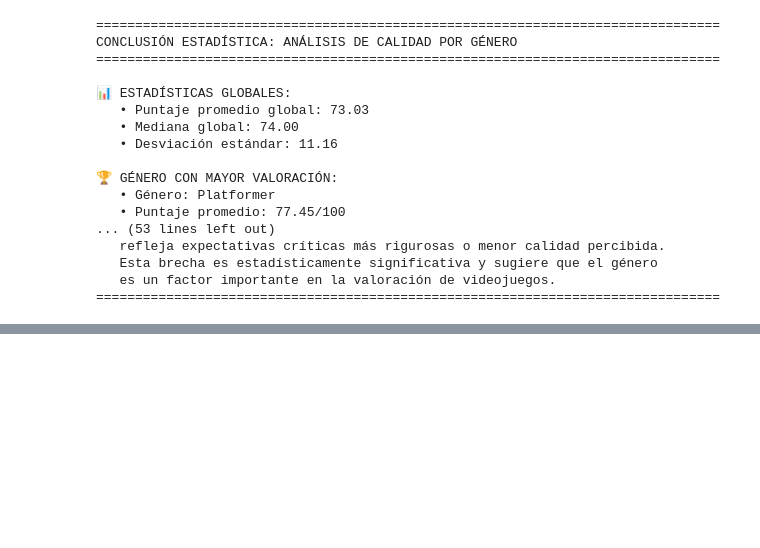
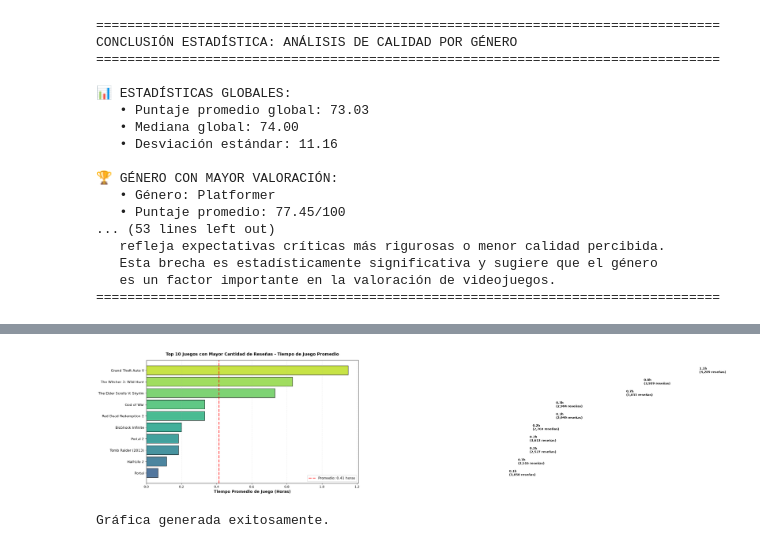
Before and after one commit to ericrodriguezdev/introduccion-progrmacion-cientifica-, a Jupyter notebook: notebook/descriptive_analysis.ipynb, the cells around one changed output, grey strips where cells are left out. Saved outputs shown, nothing was run; the diff lists cells and outputs as text; code cells hidden in the pictures; blank space fills up the shorter version.

```diff
--- a/notebook/descriptive_analysis.ipynb
+++ b/notebook/descriptive_analysis.ipynb
@@ -283,0 +332,41 @@ CONCLUSIÓN ESTADÍSTICA: ANÁLISIS DE CALIDAD POR GÉNERO
+# %%
+# Gráfica de barras horizontales: Top 10 juegos por playtime
+fig, ax = plt.subplots(figsize=(12, 7))
+
+# Ordenar para mejor visualización
+top_10_sorted = top_10_games.sort_values('playtime_horas', ascending=True)
+
+# Crear colores degradados basados en el playtime
+colors_gradient = plt.cm.viridis(np.linspace(0.3, 0.9, len(top_10_sorted)))
+
+# Crear barras horizontales
+barras = ax.barh(range(len(top_10_sorted)), top_10_sorted['playtime_horas'].values,
+                 color=colors_gradient, edgecolor='black', linewidth=1.2, alpha=0.85)
+
+# Configurar ejes y etiquetas
+ax.set_yticks(range(len(top_10_sorted)))
+ax.set_yticklabels(top_10_sorted['name'].values, fontsize=11)
+ax.set_xlabel('Tiempo Promedio de Juego (Horas)', fontsize=12, fontweight='bold')
+ax.set_title('Top 10 Juegos con Mayor Cantidad de Reseñas - Tiempo de Juego Promedio',
+             fontsize=13, fontweight='bold', pad=15)
+ax.grid(axis='x', alpha=0.3, linestyle='--')
+
+# Agregar valores en las barras
+for i, (barra, valor, ratings) in enumerate(zip(barras, top_10_sorted['playtime_horas'].values,
+                                                  top_10_sorted['ratings_count'].values)):
+    ax.text(valor + 2, i, f'{valor:.1f}h\n({int(ratings):,} reseñas)',
+            va='center', fontsize=9, fontweight='bold')
+
+# Línea de referencia del promedio
+promedio_playtime = top_10_sorted['playtime_horas'].mean()
+ax.axvline(x=promedio_playtime, color='red', linestyle='--', linewidth=2.5,
+           label=f'Promedio: {promedio_playtime:.2f} horas', alpha=0.7)
+
+ax.legend(fontsize=11, loc='lower right')
+plt.tight_layout()
+plt.show()
+
+print('\nGráfica generada exitosamente.')
+# %% [output]
+[figure, added]
+Gráfica generada exitosamente.
```
Also changed, not shown: parts of 2 cells of this notebook.
